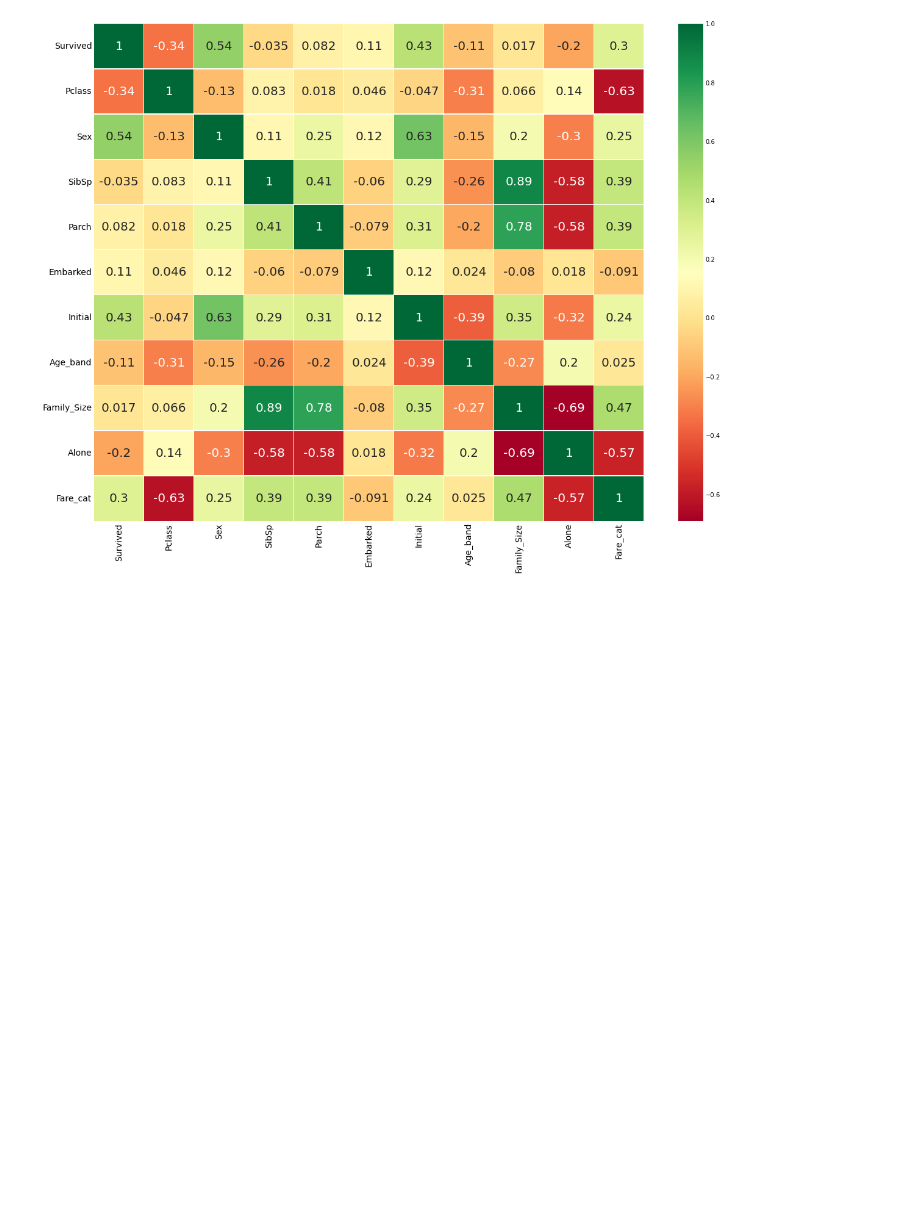
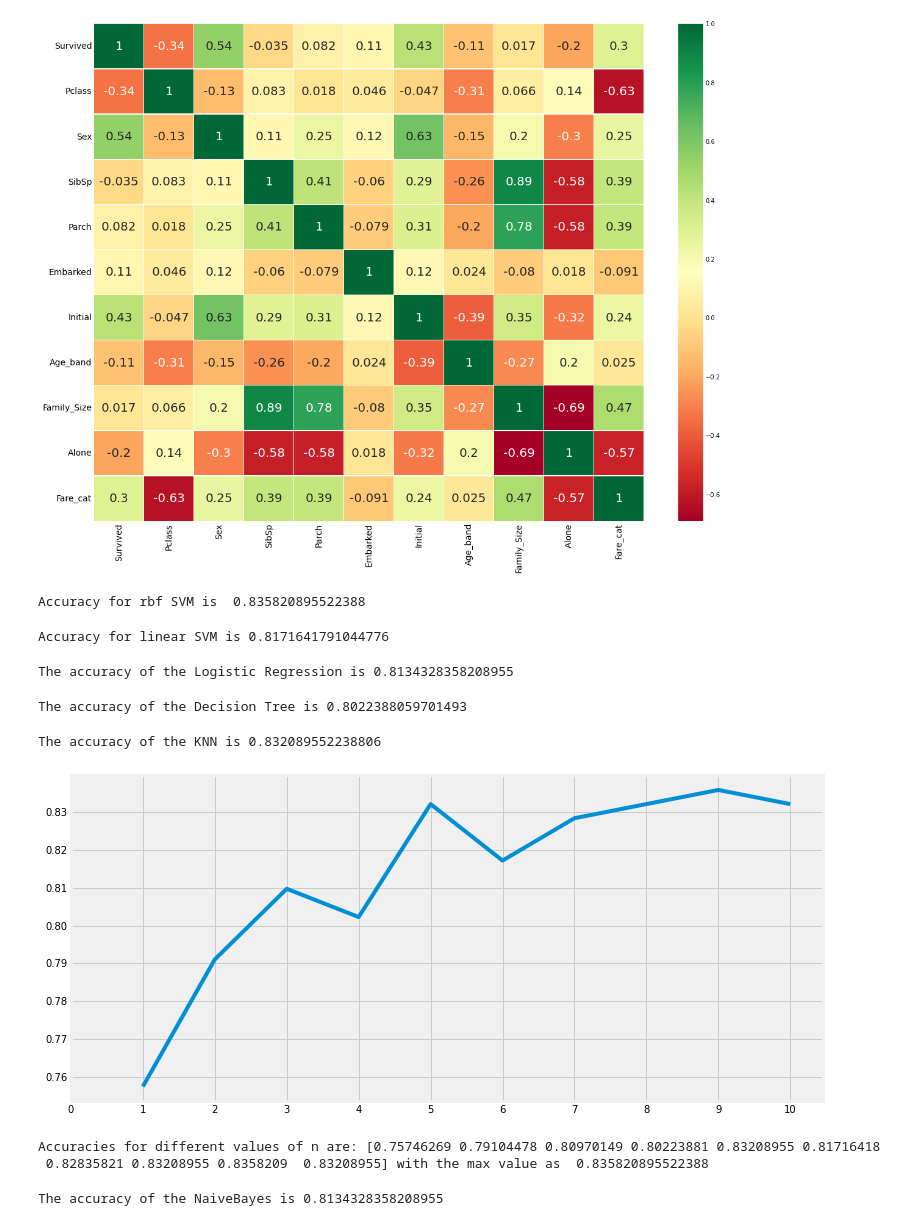
Before and after one commit to Library-of-jade/Kaggle_practice, a Jupyter notebook: level1/first/EDA_dietanic.ipynb, the cells around one changed output. Drawn from its saved outputs; the diff is of its cells as text; code cells hidden in the pictures; blank space fills up the shorter version.

```diff
--- a/level1/first/EDA_dietanic.ipynb
+++ b/level1/first/EDA_dietanic.ipynb
@@ -388,0 +408,61 @@ plt.show()
+# %%
+model = svm.SVC(kernel='rbf',C=1,gamma=0.1)
+model.fit(train_X, train_Y)
+prediction1 = model.predict(test_X)
+print('Accuracy for rbf SVM is ',metrics.accuracy_score(prediction1,test_Y))
+# %% [output]
+Accuracy for rbf SVM is  0.835820895522388
+# %%
+model=svm.SVC(kernel='linear',C=0.1,gamma=0.1)
+model.fit(train_X,train_Y)
+prediction2=model.predict(test_X)
+print('Accuracy for linear SVM is',metrics.accuracy_score(prediction2,test_Y))
+# %% [output]
+Accuracy for linear SVM is 0.8171641791044776
+# %%
+model = LogisticRegression()
+model.fit(train_X, train_Y)
+prediction3 = model.predict(test_X)
+print('The accuracy of the Logistic Regression is',metrics.accuracy_score(prediction3,test_Y))
+# %% [output]
+The accuracy of the Logistic Regression is 0.8134328358208955
+# %%
+model=DecisionTreeClassifier()
+model.fit(train_X,train_Y)
+prediction4=model.predict(test_X)
+print('The accuracy of the Decision Tree is',metrics.accuracy_score(prediction4,test_Y))
+# %% [output]
+The accuracy of the Decision Tree is 0.8022388059701493
+# %%
+model=KNeighborsClassifier()
+model.fit(train_X,train_Y)
+prediction5=model.predict(test_X)
+print('The accuracy of the KNN is',metrics.accuracy_score(prediction5,test_Y))
+# %% [output]
+The accuracy of the KNN is 0.832089552238806
+# %%
+a_index=list(range(1,11))
+a=pd.Series()
+x=[0,1,2,3,4,5,6,7,8,9,10]
+for i in list(range(1,11)):
+    model=KNeighborsClassifier(n_neighbors=i)
+    model.fit(train_X,train_Y)
+    prediction=model.predict(test_X)
+    a=a.append(pd.Series(metrics.accuracy_score(prediction,test_Y)))
+plt.plot(a_index, a)
+plt.xticks(x)
+fig=plt.gcf()
+fig.set_size_inches(12,6)
+plt.show()
+print('Accuracies for different values of n are:',a.values,'with the max value as ',a.values.max())
+# %% [output]
+[figure, added]
+Accuracies for different values of n are: [0.75746269 0.79104478 0.80970149 0.80223881 0.83208955 0.81716418
+ 0.82835821 0.83208955 0.8358209  0.83208955] with the max value as  0.835820895522388
+# %%
+model=GaussianNB()
+model.fit(train_X,train_Y)
+prediction6=model.predict(test_X)
+print('The accuracy of the NaiveBayes is',metrics.accuracy_score(prediction6,test_Y))
+# %% [output]
+The accuracy of the NaiveBayes is 0.8134328358208955
```
Also changed, not shown: parts of 11 cells of this notebook.
